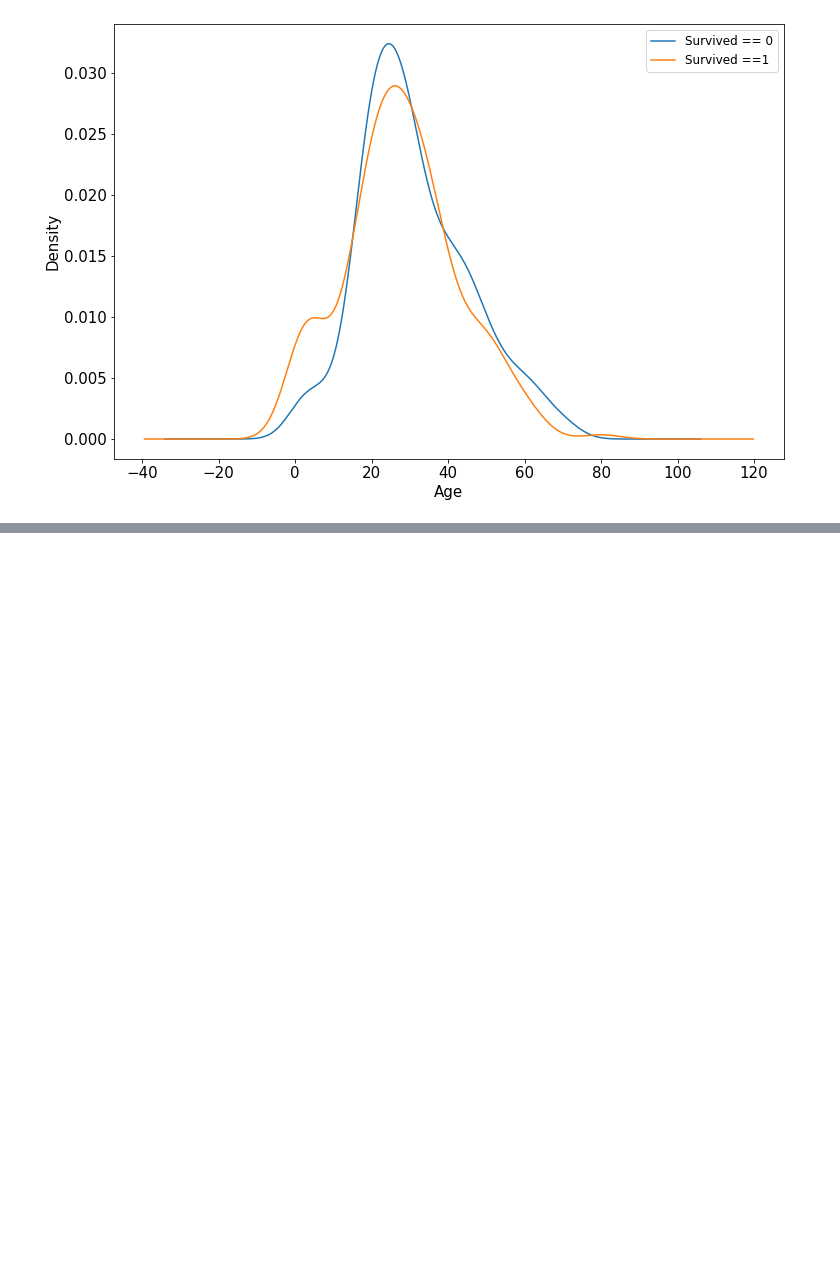
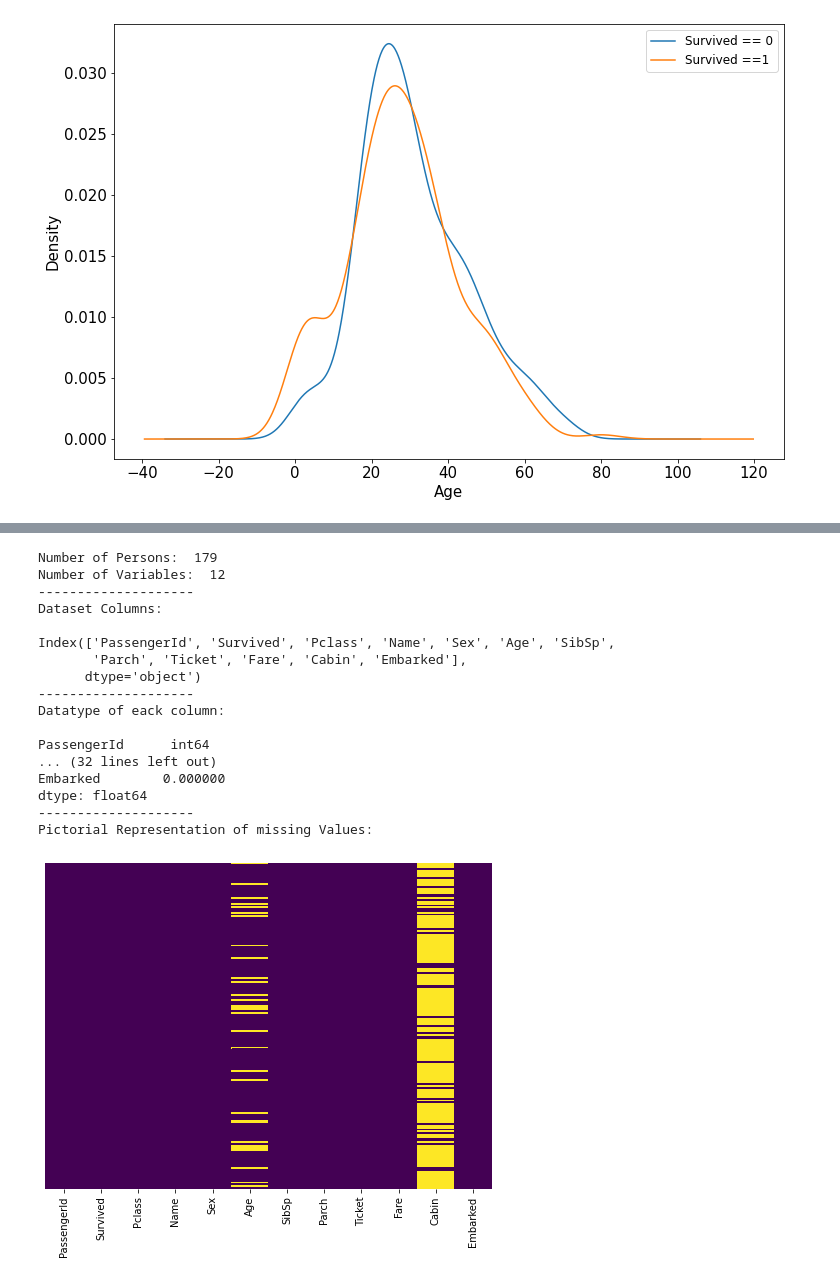
Before and after one commit to rohandawar/deeplearning_titanic, a Jupyter notebook: Learning_Tensorflow_1.ipynb, the cells around one changed output, grey strips where cells are left out. Cells and saved outputs as stored; diff of their text form; code cells hidden in the pictures; blank space fills up the shorter version.

```diff
--- a/Learning_Tensorflow_1.ipynb
+++ b/Learning_Tensorflow_1.ipynb
@@ -155,0 +130,22 @@ ValueError: ignored
+# %%
+#data investigation for test
+data_investigation(dftest_raw)
+# %% [output]
+Number of Persons:  179
+Number of Variables:  12
+--------------------
+Dataset Columns:
+
+Index(['PassengerId', 'Survived', 'Pclass', 'Name', 'Sex', 'Age', 'SibSp',
+       'Parch', 'Ticket', 'Fare', 'Cabin', 'Embarked'],
+      dtype='object')
+--------------------
+Datatype of eack column:
+
+PassengerId      int64
+... (32 lines left out)
+Embarked        0.000000
+dtype: float64
+--------------------
+Pictorial Representation of missing Values:
+[figure, added]
```
Also changed, not shown: parts of 23 cells of this notebook.
